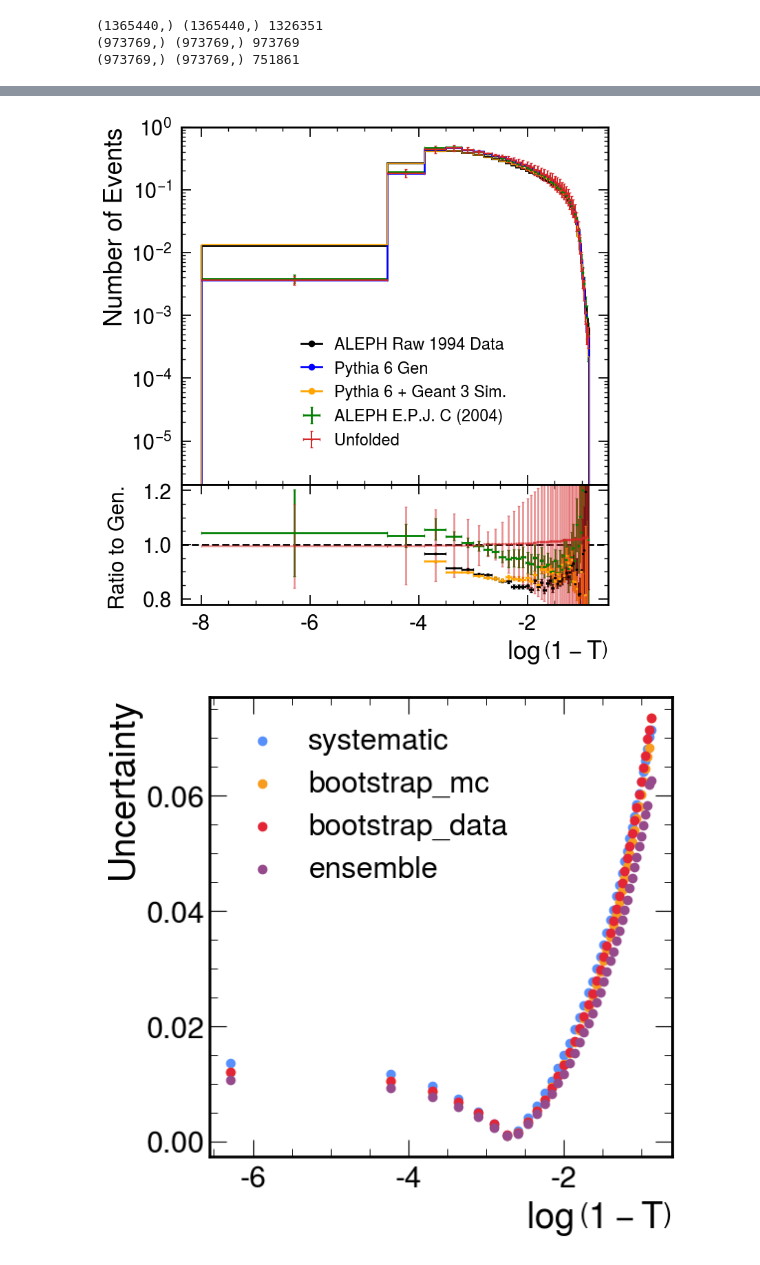
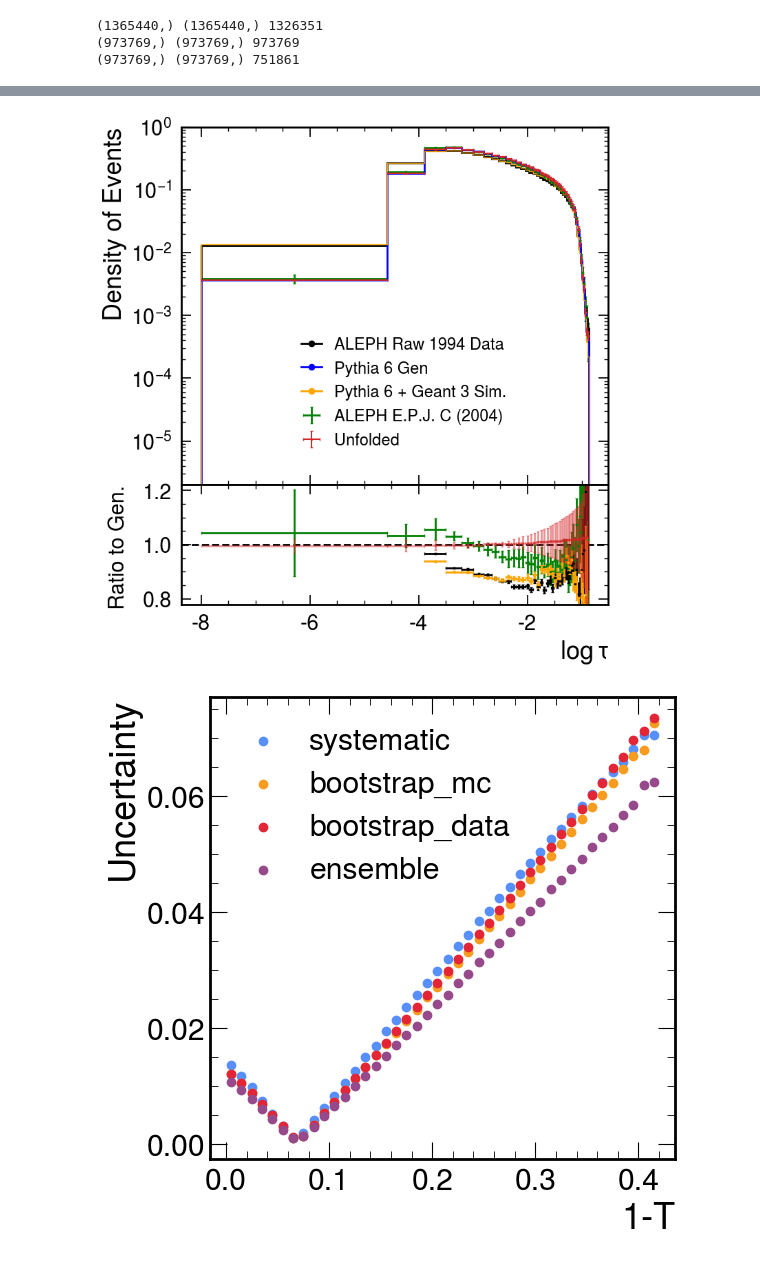
Before and after one commit to badeaa3/unfold-ee-logtau, a Jupyter notebook: Result.ipynb, the cells around one changed output, grey strips where cells are left out. Cells and saved outputs as stored; diff of their text form; code cells hidden in the pictures.

Commit message:
include the linear thrust distribution to validate the measurement compared to aleph results. add comment to train slurm

```diff
--- a/Result.ipynb
+++ b/Result.ipynb
@@ -113,11 +137,4 @@ print(reco.shape, rpass.shape, rpass.sum())
 (1365440,) (1365440,) 1326351
 (973769,) (973769,) 973769
 (973769,) (973769,) 751861
-# %%
-# define binning because used next
-density = True
-bins = aleph_log_bins # np.linspace(-8, np.log(0.5), 50+1)
-bin_edges = bins
-midpoints = (bin_edges[1:] + bin_edges[:-1]) / 2
-binwidths = bins[1:] - bins[:-1]
 # %%
@@ -184,3 +177,12 @@ unfolded_errs *= unfolded_counts
+# %%
+# histogram settings
+density = True
+
+# 1-thrust
+lin_u, lin_errs, lin_unfolded_counts, lin_unfolded_errs = histUnfolded(doLog=False, bins=aleph_bins, density=density)
+
+# log(1-thrust)
+log_u, log_errs, log_unfolded_counts, log_unfolded_errs = histUnfolded(doLog=True, bins=aleph_log_bins, density=density)
 # %%
 # to-do: need to get this correction factor
 # 06/23/24: AB believes we do not need this because we are reweighting straight to gen before
@@ -210,19 +316,19 @@ plt.subplots_adjust(hspace=0)
 
 # ALEPH 2004 measurement
 ax1.errorbar(aleph_log_midbins, aleph_log_thrust, color='green', label='ALEPH E.P.J. C (2004)',
-             xerr=log_binwidths/2, yerr=aleph_log_thrust_errs, fmt='o', lw=2, capsize=1.5, capthick=1, markersize=1.5)
+             xerr=aleph_log_binwidths/2, yerr=aleph_log_thrust_errs, fmt='o', lw=2, capsize=1.5, capthick=1, markersize=1.5)
 
 # ALEPH raw data
-aleph_raw_data_counts, _, _ = ax1.hist(np.log(1-data[dpass]), bins=bins, color='black', label='ALEPH Raw 1994 Data', histtype = 'step', lw=2, zorder= 2, density=density)
+aleph_raw_data_counts, _, _ = ax1.hist(np.log(1-data[dpass]), bins=aleph_log_bins, color='black', label='ALEPH Raw 1994 Data', histtype = 'step', lw=2, zorder= 2, density=density)
 
 # Pythia 6 Gen
-gen_counts, _, _ = ax1.hist(np.log(1-gen[gpass]), bins=bins, color='blue', label='Pythia 6 Gen', histtype = 'step', lw=2, zorder= 2, density=density)
+gen_counts, _, _ = ax1.hist(np.log(1-gen[gpass]), bins=aleph_log_bins, color='blue', label='Pythia 6 Gen', histtype = 'step', lw=2, zorder= 2, density=density)
 
 # Pythia 6 Reco
-reco_counts , _, _ = ax1.hist(np.log(1-reco[rpass]), bins=bins, color='orange', label='Pythia 6 + Geant 3 Sim.', histtype = 'step', density=density)
+reco_counts , _, _ = ax1.hist(np.log(1-reco[rpass]), bins=aleph_log_bins, color='orange', label='Pythia 6 + Geant 3 Sim.', histtype = 'step', density=density)
 
 # Unfolded distribution
-ax1.errorbar(midpoints, unfolded_counts, color='tab:red', label='Unfolded', xerr=binwidths/2, yerr=unfolded_errs,
+ax1.errorbar(aleph_log_midbins, log_unfolded_counts, color='tab:red', label='Unfolded', xerr=aleph_log_binwidths/2, yerr=log_unfolded_errs,
              fmt='o', lw=1.5, capsize=1.5, capthick=1, markersize=1.5)
 
 ax1.legend()
@@ -230,40 +336,33 @@ ax1.legend()
 # Bottom subplot (ratio plot)
 ax2.axhline(y=1, color='black', linestyle='--')  # Adding a horizontal line at y=1 for reference
 
-# calculate ratios
-# gen_hist_aleph_bins =  np.histogram(np.log(1-gen[gpass]), bins=bins, density=False)
-
 # get gen errors
-_, gen_errs, _ = calc_hist(np.log(1-gen[gpass]), bins=bins, density=True)
+_, gen_errs, _ = calc_hist(np.log(1-gen[gpass]), bins=aleph_log_bins, density=True)
 
 # # ALEPH 2004 measurement ratio
 ax2.errorbar(aleph_log_midbins, aleph_log_thrust/(gen_counts+1e-50),
-             xerr=log_binwidths/2,
-             # yerr=aleph_log_thrust_errs/(gen_counts + 10**-50),
+             xerr=aleph_log_binwidths/2,
              yerr=propagate_error_division(aleph_log_thrust, aleph_log_thrust_errs, gen_counts, gen_errs),
              color='green', fmt='o', lw=2, capsize=1.5, capthick=1, markersize=1.5)
 
 # ALEPH raw data
-_, aleph_raw_data_errs, _ = calc_hist(np.log(1-data[dpass]), bins=bins, density=True)
-ax2.errorbar(midpoints, aleph_raw_data_counts/(gen_counts+1e-50),
-             xerr=binwidths/2,
-             # yerr=aleph_raw_data_errs / (gen_counts + 10**-50),
+_, aleph_raw_data_errs, _ = calc_hist(np.log(1-data[dpass]), bins=aleph_log_bins, density=True)
+ax2.errorbar(aleph_log_midbins, aleph_raw_data_counts/(gen_counts+1e-50),
+             xerr=aleph_log_binwidths/2,
              yerr=propagate_error_division(aleph_raw_data_counts, aleph_raw_data_errs, gen_counts, gen_errs),
              color='black', fmt='o', lw=2, capsize=1.5, capthick=1, markersize=1.5)
 
 # Pythia 6 Reco
-_, reco_errs, _ = calc_hist(np.log(1-reco[rpass]), bins=bins, density=True)
-ax2.errorbar(midpoints, reco_counts/(gen_counts+1e-50),
-             xerr=binwidths/2,
-             # yerr=reco_errs / (gen_counts + 10**-50),
+_, reco_errs, _ = calc_hist(np.log(1-reco[rpass]), bins=aleph_log_bins, density=True)
+ax2.errorbar(aleph_log_midbins, reco_counts/(gen_counts+1e-50),
+             xerr=aleph_log_binwidths/2,
              yerr=propagate_error_division(reco_counts, reco_errs, gen_counts, gen_errs),
              color='orange', fmt='o', lw=2, capsize=1.5, capthick=1, markersize=1.5)
 
 # Unfolded distribution
-ax2.errorbar(midpoints, unfolded_counts/(gen_counts+1e-50),
-             xerr=binwidths/2,
-             # yerr=unfolded_errs / (gen_counts + 10**-50),
-             yerr=propagate_error_division(unfolded_counts, unfolded_errs, gen_counts, gen_errs),
+ax2.errorbar(aleph_log_midbins, log_unfolded_counts/(gen_counts+1e-50),
+             xerr=aleph_log_binwidths/2,
+             yerr=propagate_error_division(log_unfolded_counts, log_unfolded_errs, gen_counts, gen_errs),
              color='tab:red', fmt='o', lw=2, capsize=1.5, capthick=1, markersize=1.5, alpha=0.5)
 
 # tick params
@@ -296,9 +395,10 @@ ax2.set_ylim(0.78,1.22)
 ax1.set_yscale("log")
 
 # axis labels
-ax1.set_ylabel("Number of Events") #r'Number of $\tilde{\eta}$ decays/Event')
+ax1.set_ylabel("Density of Events") #r'Number of $\tilde{\eta}$ decays/Event')
 ax2.set_ylabel("Ratio to Gen.", fontsize=22, labelpad=14)
-ax2.set_xlabel(r'$\log\left(1-T\right)$')
+# ax2.set_xlabel(r'$\log\left(1-T\right)$')
+ax2.set_xlabel(r'$\log\tau$')
 
 # legend
 handles, labels = ax1.get_legend_handles_labels()
@@ -333,18 +433,19 @@ ax1.legend(new_handles,
 #     ax1.text(left, top - i*t, stamp, fontsize=14, ha='left', va='top', transform=ax1.transAxes)
 
 # save
-plt.savefig("log(tau).pdf", bbox_inches="tight")
+plt.savefig("log_tau.pdf", bbox_inches="tight")
 # %% [output]
-[figure, old version]
+[figure, new version]
 # %%
 plt.figure(figsize=(6,6))
-for key, val in errs.items():
-    plt.scatter(midpoints, val, label=key)
-plt.xlabel(r'$\log\left(1-T\right)$')
+for key, val in lin_errs.items():
+    plt.scatter(aleph_midbins, val, label=key)
+# plt.xlabel(r'$\log\tau$')
+plt.xlabel("1-T")
 plt.ylabel("Uncertainty")
 plt.legend()
 
 # save
-plt.savefig("uncertainty_breakdown.pdf", bbox_inches="tight")
+plt.savefig("thrust_uncertainty_breakdown.pdf", bbox_inches="tight")
 # %% [output]
-[figure, old version]
+[figure, new version]
```
Also changed, not shown: parts of 8 cells of this notebook, 1 other file.
